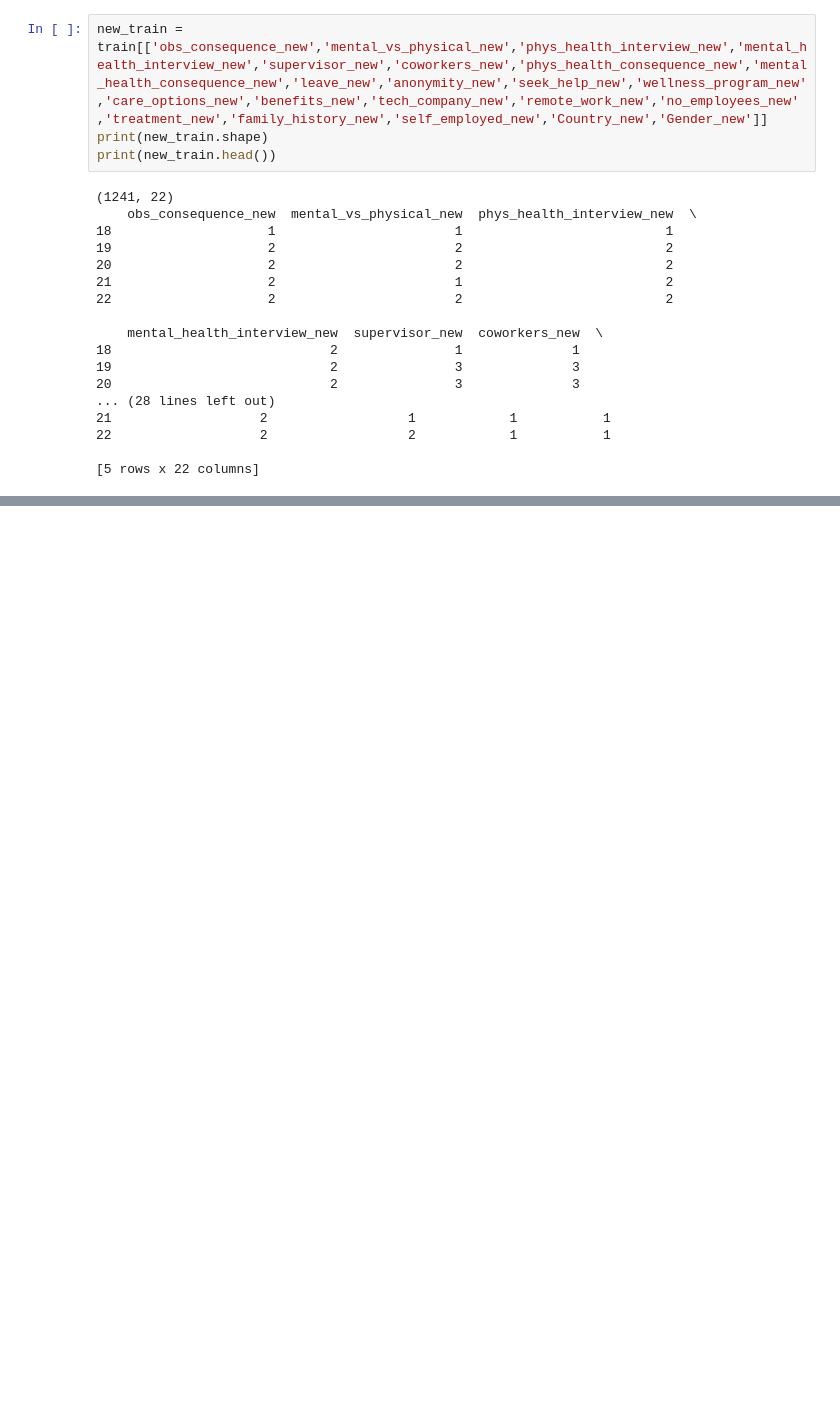
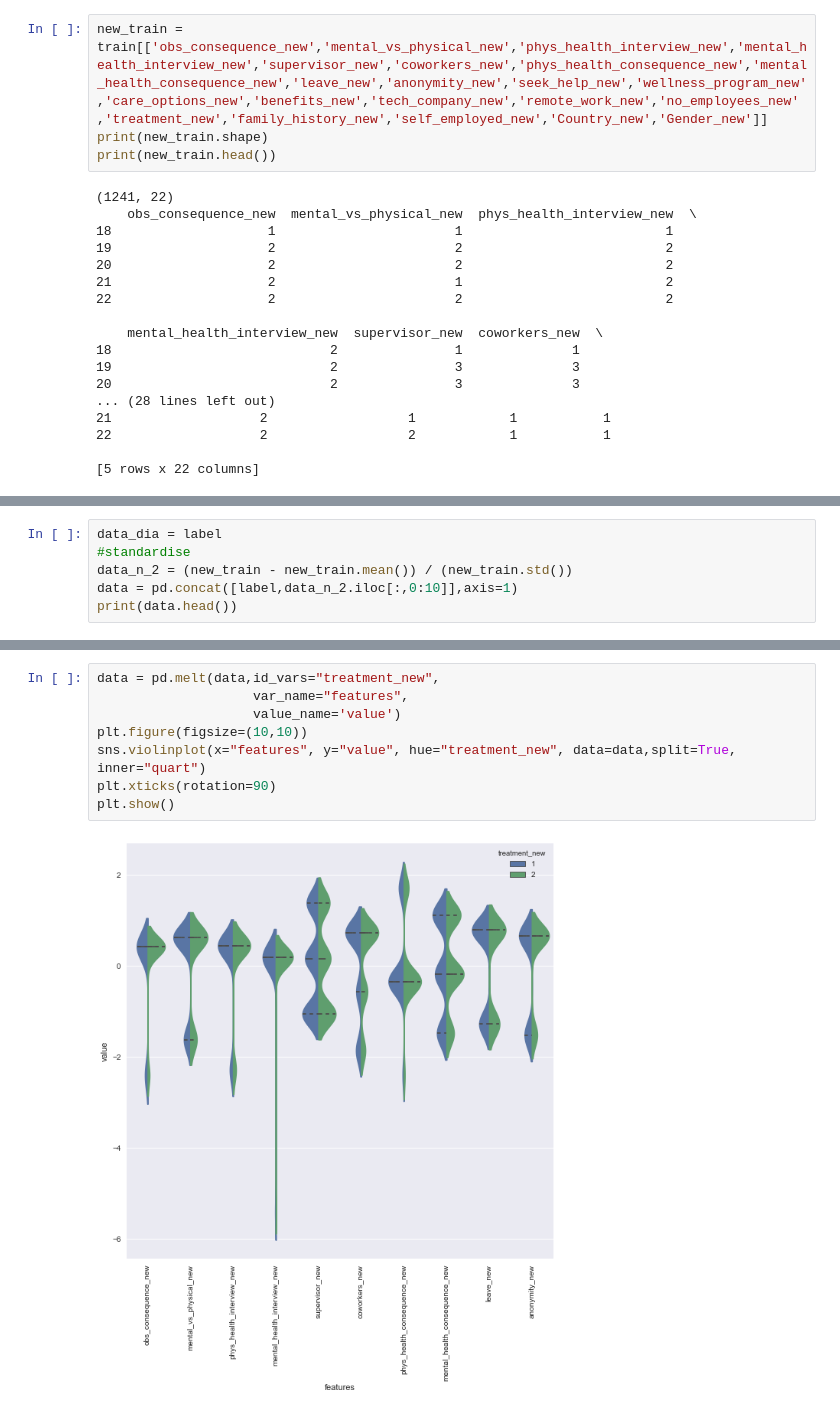
Before and after one commit to mohits1005/kaggleMLproblems, a Jupyter notebook: Data Challenge Day 1.ipynb, the cells around one changed output, grey strips where cells are left out. Saved outputs shown, nothing was run; the diff lists cells and outputs as text; blank space fills up the shorter version.

```diff
--- a/Data Challenge Day 1.ipynb
+++ b/Data Challenge Day 1.ipynb
@@ -334,0 +422,6 @@ sns.heatmap(new_train.corr())
+# %%
+data_dia = label
+#standardise
+data_n_2 = (new_train - new_train.mean()) / (new_train.std())
+data = pd.concat([label,data_n_2.iloc[:,0:10]],axis=1)
+print(data.head())
@@ -334,0 +446,10 @@ sns.heatmap(new_train.corr())
+# %%
+data = pd.melt(data,id_vars="treatment_new",
+                    var_name="features",
+                    value_name='value')
+plt.figure(figsize=(10,10))
+sns.violinplot(x="features", y="value", hue="treatment_new", data=data,split=True, inner="quart")
+plt.xticks(rotation=90)
+plt.show()
+# %% [output]
+[figure, added]
```
Also changed, not shown: parts of 10 cells of this notebook.
